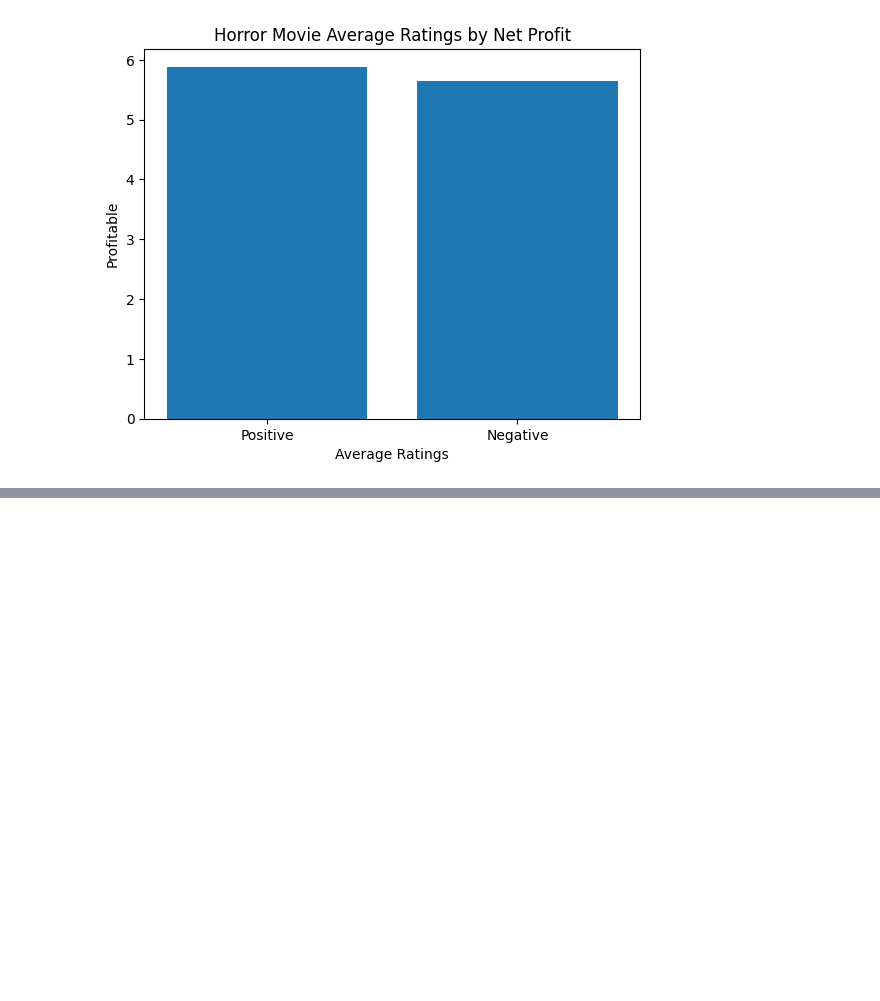
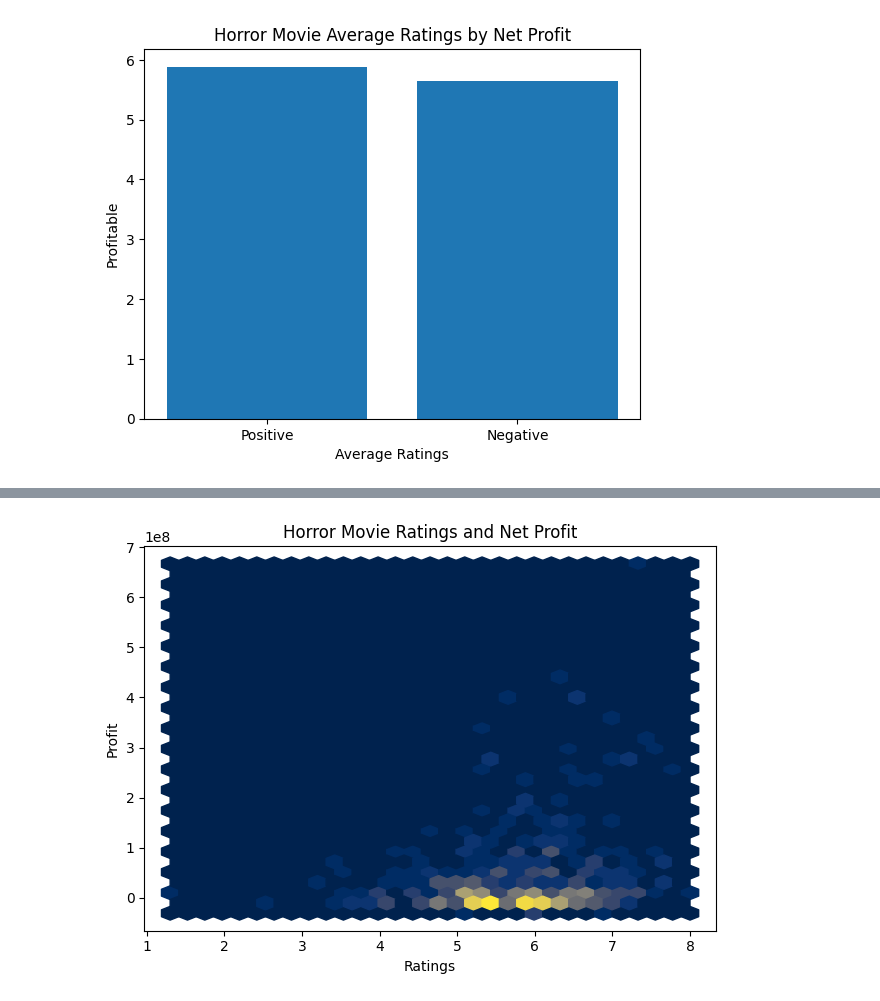
Before and after one commit to XinLiGitHub/imdbhorrorscraper, a Jupyter notebook: imdb_horror_graphs.ipynb, the cells around one changed output, grey strips where cells are left out. Cells and saved outputs as stored; diff of their text form; code cells hidden in the pictures; blank space fills up the shorter version.

```diff
--- a/imdb_horror_graphs.ipynb
+++ b/imdb_horror_graphs.ipynb
@@ -123,0 +141,9 @@ plt.show()
+# %%
+plt.xlabel("Ratings")
+plt.ylabel("Profit")
+plt.title("Horror Movie Ratings and Net Profit")
+plt.hexbin(df2['Rating'], df2['Net'],gridsize=30, cmap='cividis')
+plt.tight_layout()
+plt.show()
+# %% [output]
+[figure, added]
```
Also changed, not shown: parts of 2 cells of this notebook.
